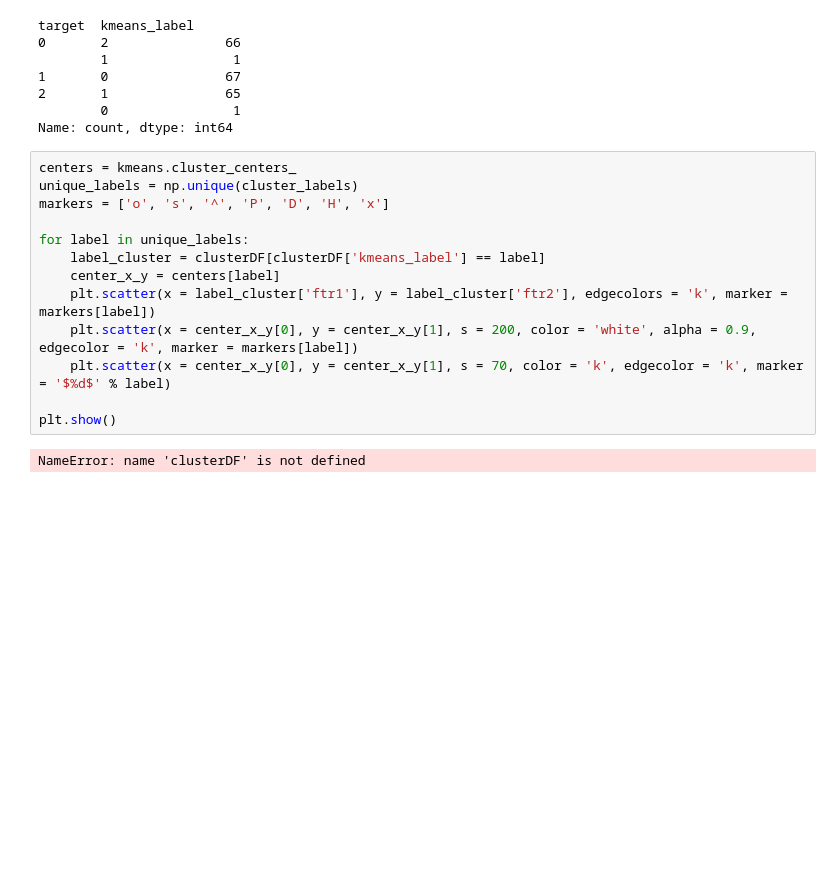
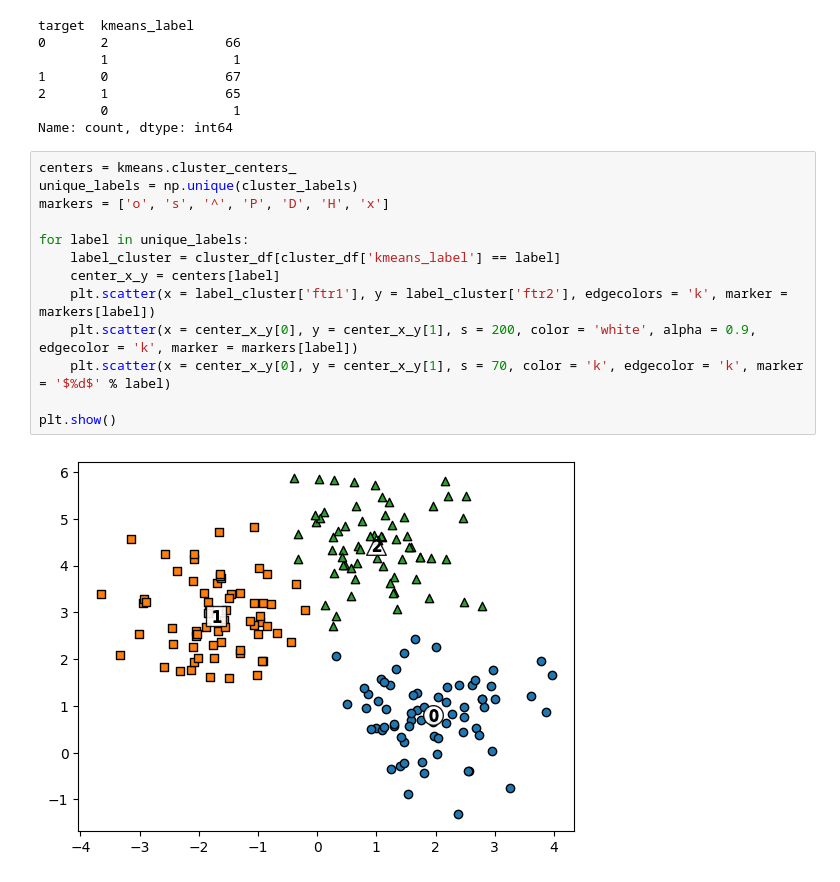
Before and after one commit to kbigdata0010/ml, a Jupyter notebook: K-Means.ipynb, the cells around one changed output. Drawn from its saved outputs; the diff is of its cells as text; blank space fills up the shorter version.

```diff
--- a/K-Means.ipynb
+++ b/K-Means.ipynb
@@ -87,15 +87,15 @@ Name: count, dtype: int64
 # %%
 centers = kmeans.cluster_centers_
 unique_labels = np.unique(cluster_labels)
 markers = ['o', 's', '^', 'P', 'D', 'H', 'x']
 
 for label in unique_labels:
-    label_cluster = clusterDF[clusterDF['kmeans_label'] == label]
+    label_cluster = cluster_df[cluster_df['kmeans_label'] == label]
     center_x_y = centers[label]
     plt.scatter(x = label_cluster['ftr1'], y = label_cluster['ftr2'], edgecolors = 'k', marker = markers[label])
     plt.scatter(x = center_x_y[0], y = center_x_y[1], s = 200, color = 'white', alpha = 0.9, edgecolor = 'k', marker = markers[label])
     plt.scatter(x = center_x_y[0], y = center_x_y[1], s = 70, color = 'k', edgecolor = 'k', marker = '$%d$' % label)
 
 plt.show()
 # %% [output]
-NameError: name 'clusterDF' is not defined
+[figure, added]
```
Also changed, not shown: parts of 1 cell of this notebook, 2 other files.
